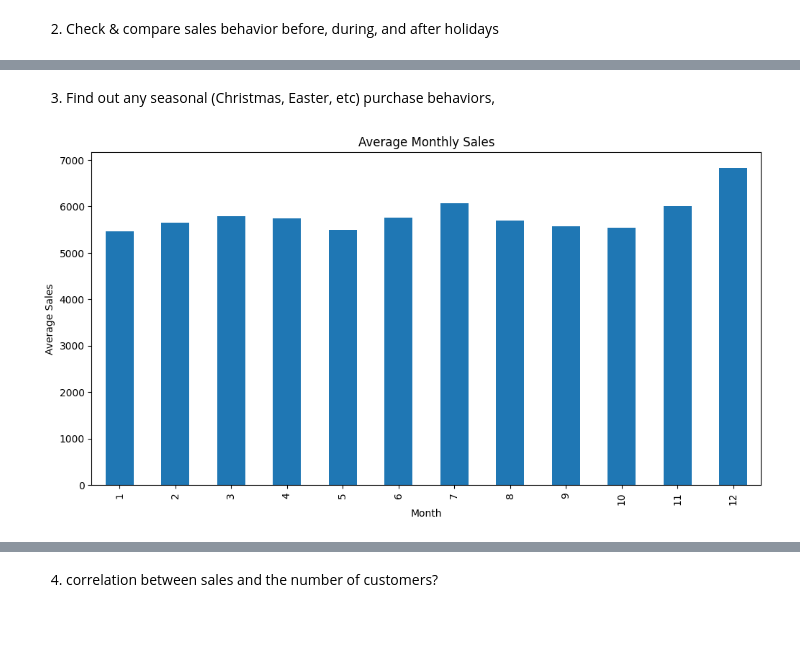
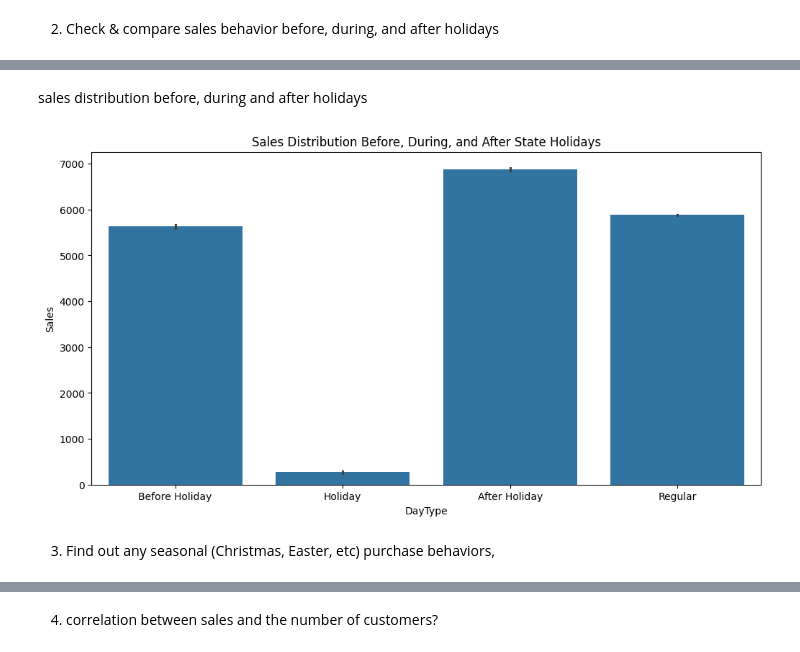
Before and after one commit to OL-YAD/rossmann-pharmaceuticals-sales-forecast, a Jupyter notebook: notebooks/eda_analysis.ipynb, the cells around one changed output, grey strips where cells are left out. Drawn from its saved outputs; the diff is of its cells as text; code cells hidden in the pictures; blank space fills up the shorter version.

```diff
--- a/notebooks/eda_analysis.ipynb
+++ b/notebooks/eda_analysis.ipynb
@@ -115,7 +114,8 @@ analyze_holiday_sales(df_train)
+# %% [markdown]
+sales distribution before, during and after holidays
+# %%
+holiday_sales(df_train)
+# %% [output]
+[figure, added]
 # %% [markdown]
 3. Find out any seasonal (Christmas, Easter, etc) purchase behaviors,
-# %%
-# average monthly sales
-analyze_seasonal_sales(df_train)
-# %% [output]
-[figure, removed]
```
Also changed, not shown: parts of 18 cells of this notebook.
